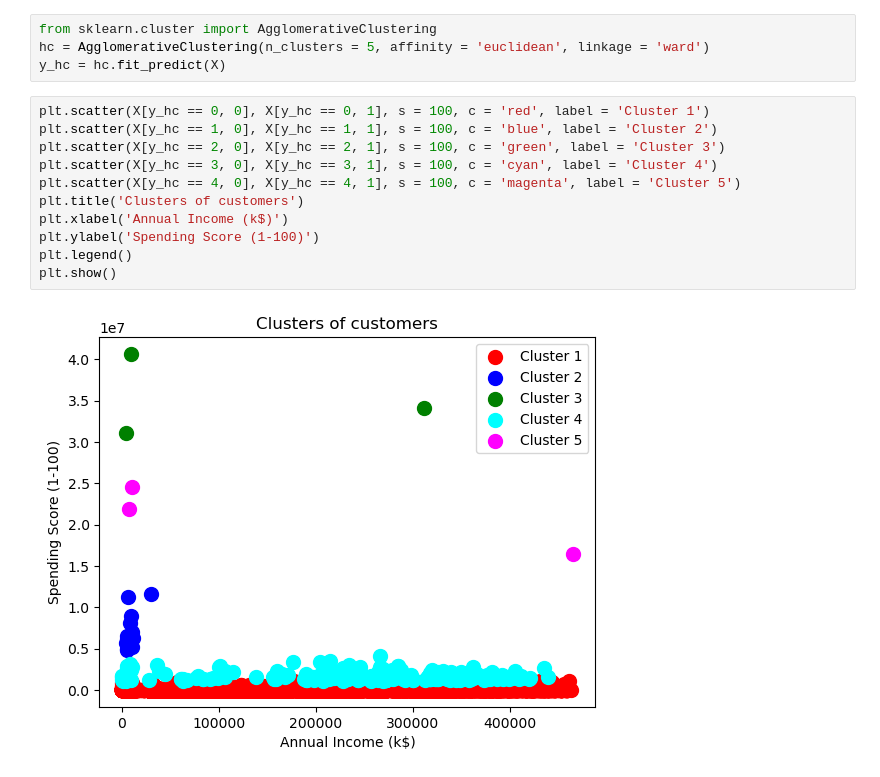
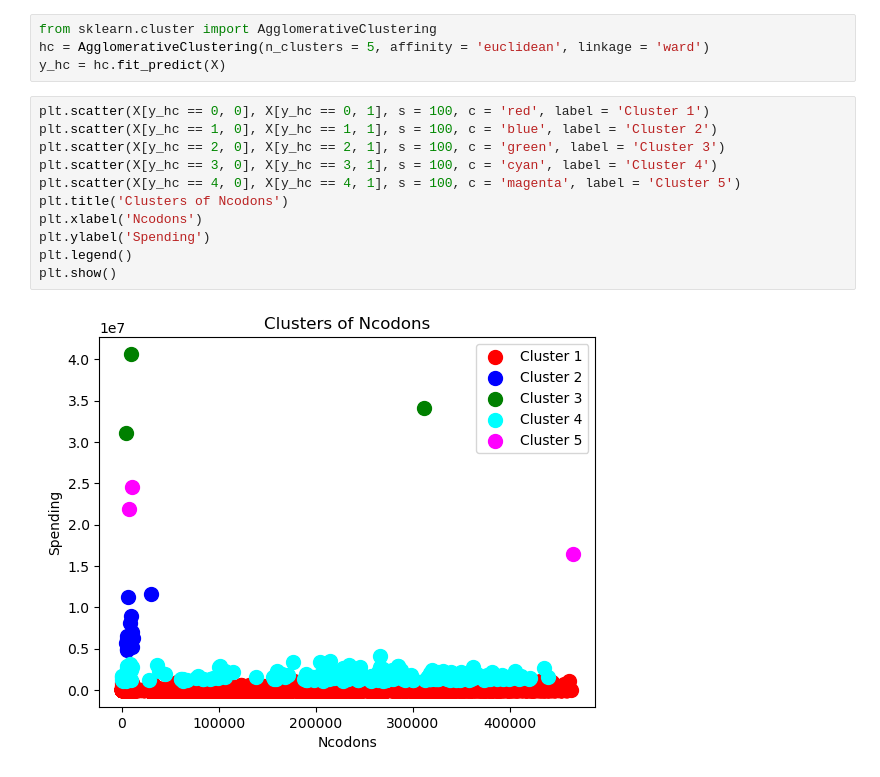
Before and after one commit to patoCode/big_data_mod_01_hw01, a Jupyter notebook: Clustering/Jerarquico/jerarquico.ipynb, the cells around one changed output. Drawn from its saved outputs; the diff is of its cells as text.

```diff
--- a/Clustering/Jerarquico/jerarquico.ipynb
+++ b/Clustering/Jerarquico/jerarquico.ipynb
@@ -46,13 +46,13 @@ y_hc = hc.fit_predict(X)
 # %%
 plt.scatter(X[y_hc == 0, 0], X[y_hc == 0, 1], s = 100, c = 'red', label = 'Cluster 1')
 plt.scatter(X[y_hc == 1, 0], X[y_hc == 1, 1], s = 100, c = 'blue', label = 'Cluster 2')
 plt.scatter(X[y_hc == 2, 0], X[y_hc == 2, 1], s = 100, c = 'green', label = 'Cluster 3')
 plt.scatter(X[y_hc == 3, 0], X[y_hc == 3, 1], s = 100, c = 'cyan', label = 'Cluster 4')
 plt.scatter(X[y_hc == 4, 0], X[y_hc == 4, 1], s = 100, c = 'magenta', label = 'Cluster 5')
-plt.title('Clusters of customers')
-plt.xlabel('Annual Income (k$)')
-plt.ylabel('Spending Score (1-100)')
+plt.title('Clusters of Ncodons')
+plt.xlabel('Ncodons')
+plt.ylabel('Spending')
 plt.legend()
 plt.show()
 # %% [output]
-[figure, old version]
+[figure, new version]
```
Also changed, not shown: parts of 1 cell of this notebook, 3 other files.
